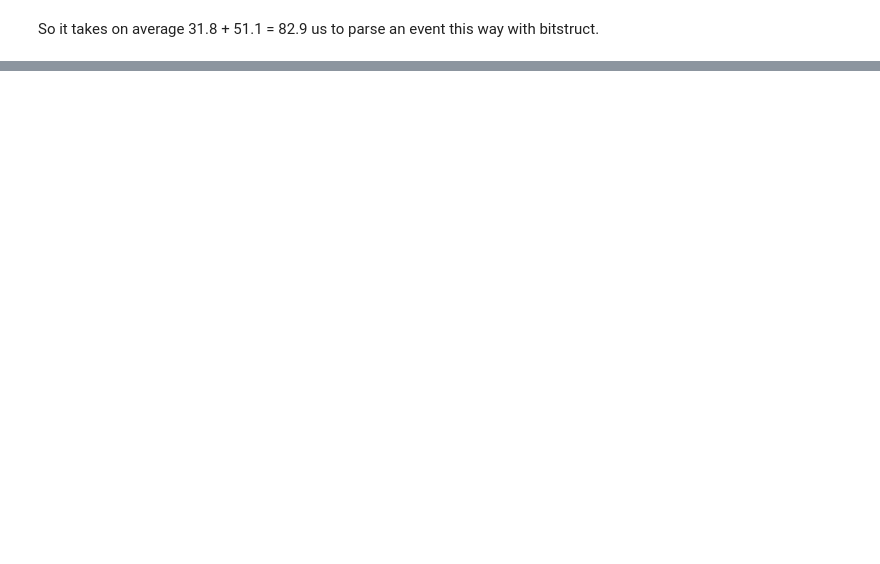
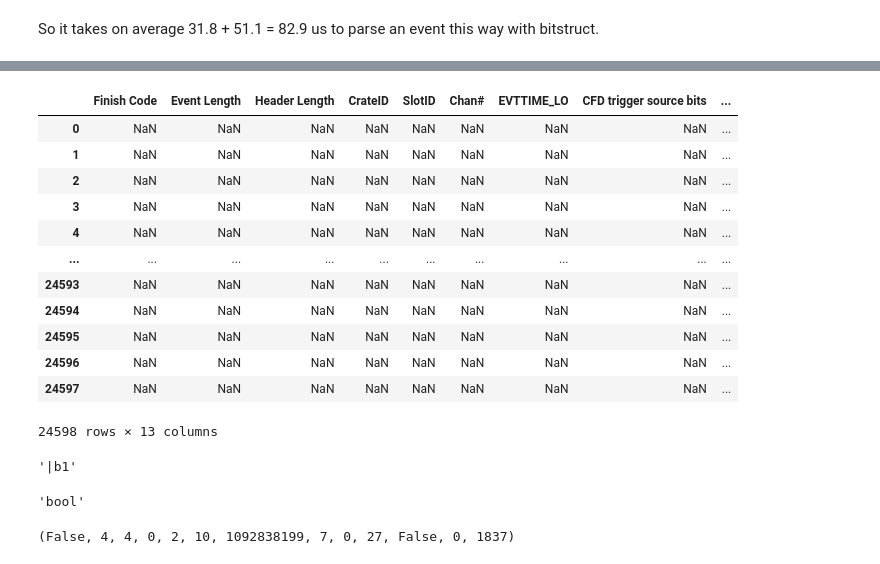
Before and after one commit to FSIBT/pypixie16, a Jupyter notebook: scratch/test_speed_of_reading_in_bits.ipynb, the cells around one changed output, grey strips where cells are left out. Drawn from its saved outputs; the diff is of its cells as text; code cells hidden in the pictures; blank space fills up the shorter version.

```diff
--- a/scratch/test_speed_of_reading_in_bits.ipynb
+++ b/scratch/test_speed_of_reading_in_bits.ipynb
@@ -228,0 +645,28 @@ ValueError: Type names and field names must be valid identifiers: 'Finish Code'
+# %%
+pd.DataFrame().reindex_like(correct_bit_fields)
+# %% [output]
+|  | Finish Code | Event Length | Header Length | CrateID | SlotID | Chan# | EVTTIME_LO | CFD trigger source bits | ... |
+| 0 | NaN | NaN | NaN | NaN | NaN | NaN | NaN | NaN | ... |
+| 1 | NaN | NaN | NaN | NaN | NaN | NaN | NaN | NaN | ... |
+| 2 | NaN | NaN | NaN | NaN | NaN | NaN | NaN | NaN | ... |
+| 3 | NaN | NaN | NaN | NaN | NaN | NaN | NaN | NaN | ... |
+| 4 | NaN | NaN | NaN | NaN | NaN | NaN | NaN | NaN | ... |
+| ... | ... | ... | ... | ... | ... | ... | ... | ... | ... |
+| 24593 | NaN | NaN | NaN | NaN | NaN | NaN | NaN | NaN | ... |
+| 24594 | NaN | NaN | NaN | NaN | NaN | NaN | NaN | NaN | ... |
+| 24595 | NaN | NaN | NaN | NaN | NaN | NaN | NaN | NaN | ... |
+| 24596 | NaN | NaN | NaN | NaN | NaN | NaN | NaN | NaN | ... |
+| 24597 | NaN | NaN | NaN | NaN | NaN | NaN | NaN | NaN | ... |
+24598 rows × 13 columns
+# %%
+correct_bit_fields.dtypes[0].str
+# %% [output]
+'|b1'
+# %%
+correct_bit_fields.dtypes[0].name
+# %% [output]
+'bool'
+# %%
+parse_single_binary_event(bin_data)
+# %% [output]
+(False, 4, 4, 0, 2, 10, 1092838199, 7, 0, 27, False, 0, 1837)
```
Also changed, not shown: parts of 46 cells of this notebook, 1 other file.
